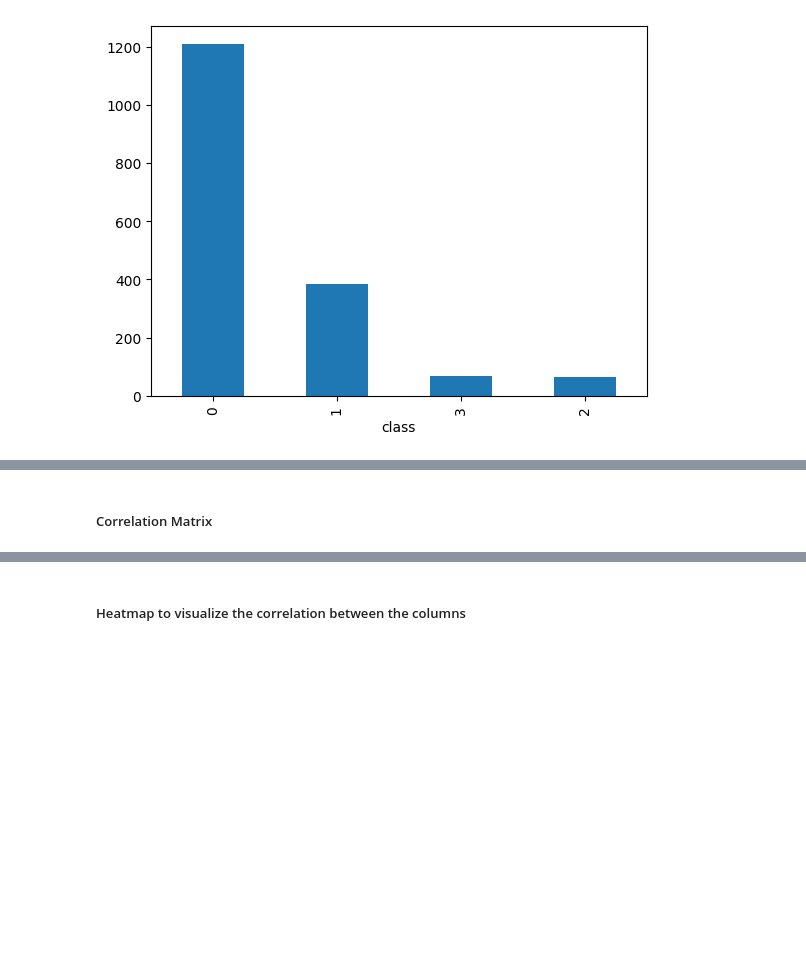
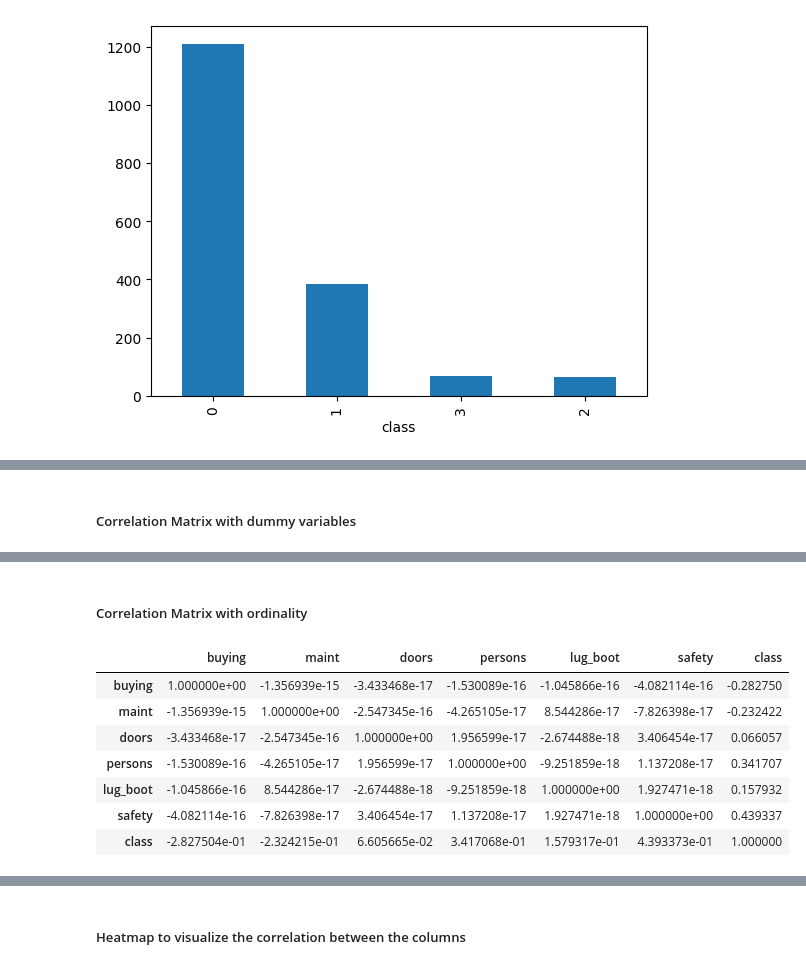
Before and after one commit to amirabaraya/Topics-in-Intelligent-Systems, a Jupyter notebook: car_evaluation.ipynb, the cells around one changed output, grey strips where cells are left out. Drawn from its saved outputs; the diff is of its cells as text; code cells hidden in the pictures; blank space fills up the shorter version.

Commit message:
Added ordinality

```diff
--- a/car_evaluation.ipynb
+++ b/car_evaluation.ipynb
@@ -199,5 +255,5 @@ df_encoded['class'].value_counts().plot(kind='bar')
 # %% [markdown]
-##### Correlation Matrix
+##### Correlation Matrix with dummy variables
 # %%
 correlation_matrix = df_encoded.corr()
 correlation_matrix
@@ -219,3 +275,17 @@ correlation_matrix
 | lug_boot_small | -0.118877 | 7.333783e-17 | 1.327478e-16 | 1.125248e-17 | -8.340997e-17 | 8.049849e-17 | -4.811811e-17 | 2.112790e-17 | 8.537719e-18 | ... |
 | safety_low | -0.394978 | -2.710037e-16 | -2.385053e-16 | 4.176007e-16 | -1.038690e-16 | -1.628855e-17 | 5.315419e-17 | 1.916069e-17 | -2.034102e-17 | ... |
 | safety_med | 0.093129 | -8.876080e-17 | 1.307019e-16 | -8.899687e-17 | -4.658368e-17 | 2.726562e-17 | 1.927872e-18 | 2.250496e-17 | -1.054428e-17 | ... |
+# %% [markdown]
+##### Correlation Matrix with ordinality
+# %%
+correlation_matrix_alternate = df_alternate.corr()
+correlation_matrix_alternate
+# %% [output]
+|  | buying | maint | doors | persons | lug_boot | safety | class |
+| buying | 1.000000e+00 | -1.356939e-15 | -3.433468e-17 | -1.530089e-16 | -1.045866e-16 | -4.082114e-16 | -0.282750 |
+| maint | -1.356939e-15 | 1.000000e+00 | -2.547345e-16 | -4.265105e-17 | 8.544286e-17 | -7.826398e-17 | -0.232422 |
+| doors | -3.433468e-17 | -2.547345e-16 | 1.000000e+00 | 1.956599e-17 | -2.674488e-18 | 3.406454e-17 | 0.066057 |
+| persons | -1.530089e-16 | -4.265105e-17 | 1.956599e-17 | 1.000000e+00 | -9.251859e-18 | 1.137208e-17 | 0.341707 |
+| lug_boot | -1.045866e-16 | 8.544286e-17 | -2.674488e-18 | -9.251859e-18 | 1.000000e+00 | 1.927471e-18 | 0.157932 |
+| safety | -4.082114e-16 | -7.826398e-17 | 3.406454e-17 | 1.137208e-17 | 1.927471e-18 | 1.000000e+00 | 0.439337 |
+| class | -2.827504e-01 | -2.324215e-01 | 6.605665e-02 | 3.417068e-01 | 1.579317e-01 | 4.393373e-01 | 1.000000 |
```
Also changed, not shown: parts of 9 cells of this notebook.
